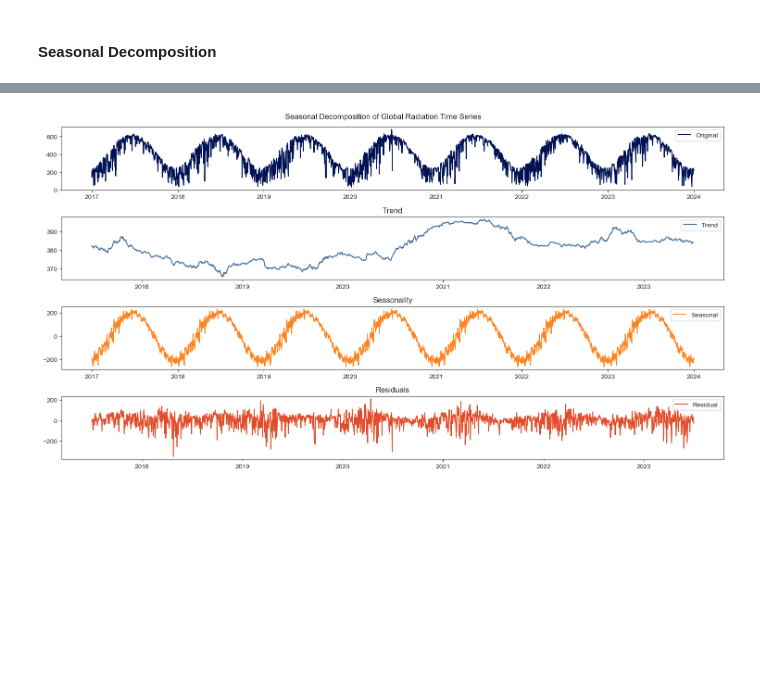
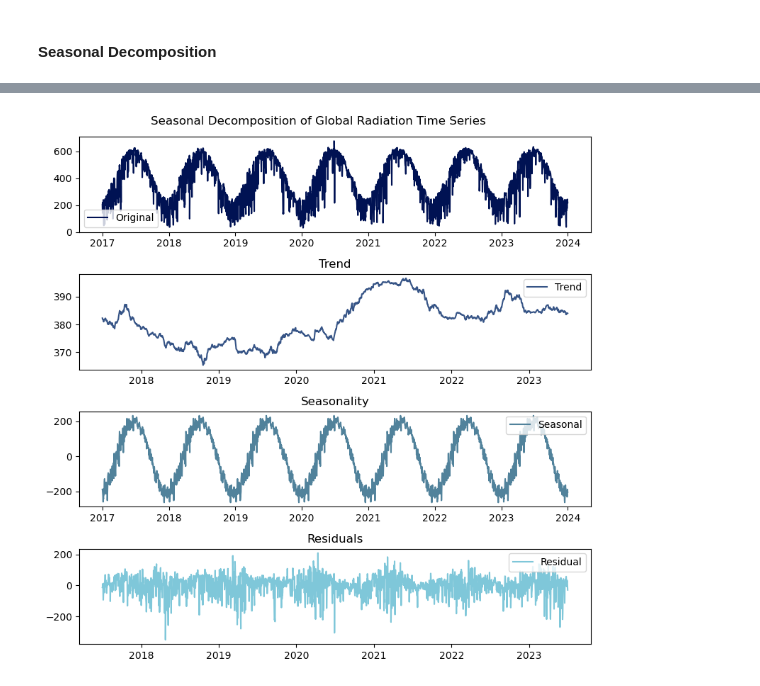
Before and after one commit to TalPeer-github/TimeSeriesAnalysis, a Jupyter notebook: FinalProject/Part1.ipynb, the cells around one changed output, grey strips where cells are left out. Drawn from its saved outputs; the diff is of its cells as text; code cells hidden in the pictures; blank space fills up the shorter version.

```diff
--- a/FinalProject/Part1.ipynb
+++ b/FinalProject/Part1.ipynb
@@ -67,34 +92,35 @@ plt.show()
 # %%
 decomposition = seasonal_decompose(df['avg_daily_radiation'], period=365)
 trend = decomposition.trend
 seasonal = decomposition.seasonal
 residual = decomposition.resid
 
 
 
-plt.figure(figsize=(15, 8))
+plt.figure(figsize=(8, 8))
 plt.suptitle('Seasonal Decomposition of Global Radiation Time Series')
 plt.subplot(411)
 
 plt.plot(df.index, df['avg_daily_radiation'], label='Original', color='#001253') #darknavy
 plt.legend(loc='best')
 plt.subplot(412)
 plt.title('Trend')
-plt.plot(df.index, trend, label='Trend', color='#3E6D9C') #mid_blue
+plt.plot(df.index, trend, label='Trend', color='#365486') #mid_blue
 plt.legend(loc='best')
 plt.subplot(413)
 plt.title('Seasonality')
-plt.plot(df.index, seasonal, label='Seasonal', color='#FD841F') #mid_orange
+plt.plot(df.index, seasonal, label='Seasonal', color='#51829B') #dirt blue
 plt.legend(loc='upper right')
 plt.subplot(414)
 plt.title("Residuals")
-plt.plot(df.index, residual, label='Residual', color='#E14D2A') #dark_orange
+plt.plot(df.index, residual, label='Residual', color='#7FC7D9') #dark_orange
 plt.legend(loc='upper right')
 
 plt.tight_layout()
+plt.savefig("decompose.png")
 plt.show()
 # %% [output]
-[figure, old version]
+[figure, new version]
 # %%
 from statsmodels.graphics.tsaplots import plot_acf
 
```
Also changed, not shown: parts of 14 cells of this notebook, 8 other files.
